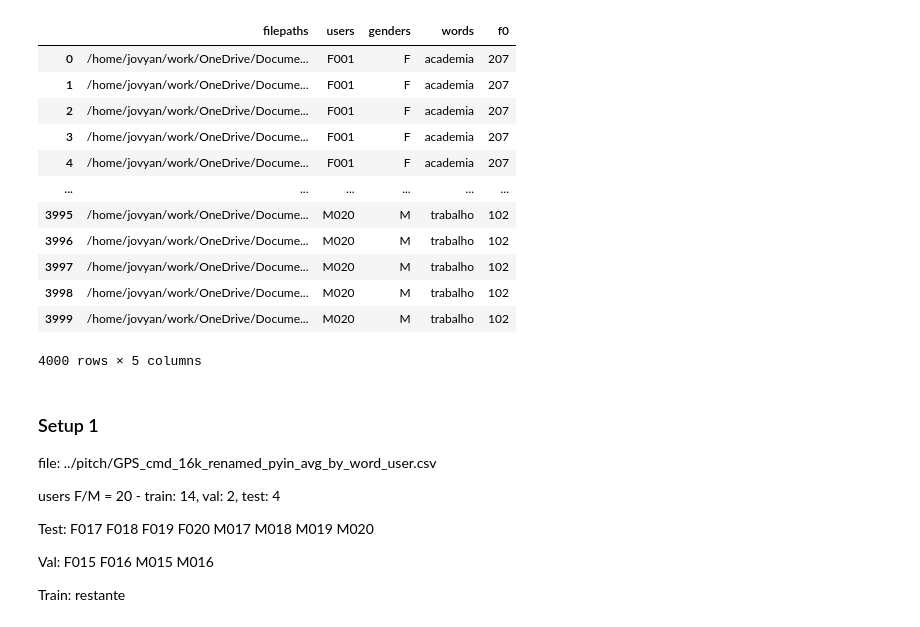
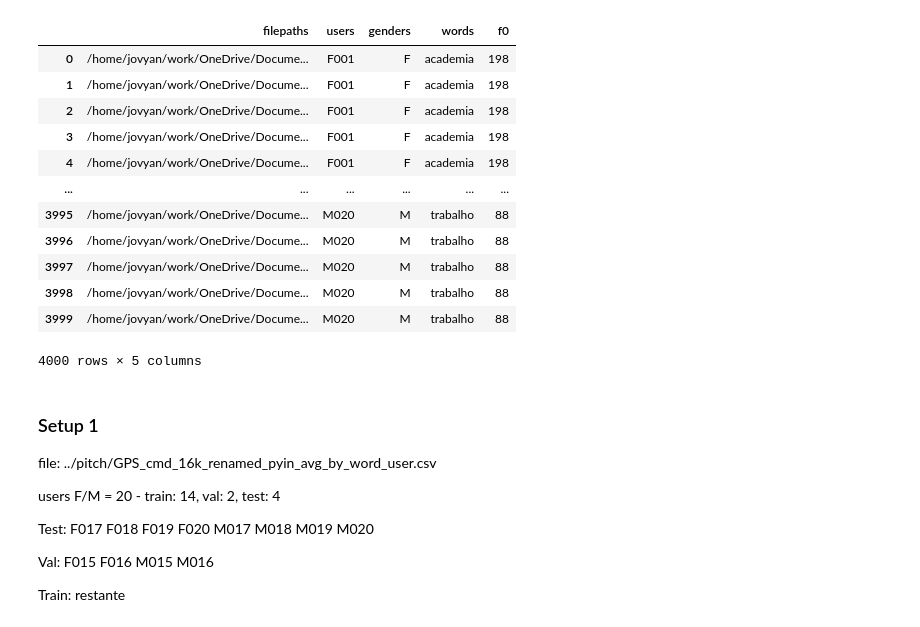
Before and after one commit to fernandasf/effect_pitch_classification, a Jupyter notebook: prepare_dataset/gen_lists_users.ipynb, the cells around one changed output. Drawn from its saved outputs; the diff is of its cells as text; code cells hidden in the pictures.

```diff
--- a/prepare_dataset/gen_lists_users.ipynb
+++ b/prepare_dataset/gen_lists_users.ipynb
@@ -1,22 +1,23 @@
 # %%
 import pandas as pd
 # %%
-path = "../pitch/GPS_cmd_16k_renamed_pyin_avg_by_word_user.csv"
+#path = "../pitch/GPS_cmd_16k_renamed_pyin_avg_by_word_user.csv"
+path = "../pitch/GPS_cmd_16k_renamed_jpynb_crepe_avg_by_word_user.csv"
 df = pd.read_csv(path)
 df
 # %% [output]
 |  | filepaths | users | genders | words | f0 |
-| 0 | /home/jovyan/work/OneDrive/Docume... | F001 | F | academia | 207 |
-| 1 | /home/jovyan/work/OneDrive/Docume... | F001 | F | academia | 207 |
-| 2 | /home/jovyan/work/OneDrive/Docume... | F001 | F | academia | 207 |
-| 3 | /home/jovyan/work/OneDrive/Docume... | F001 | F | academia | 207 |
-| 4 | /home/jovyan/work/OneDrive/Docume... | F001 | F | academia | 207 |
+| 0 | /home/jovyan/work/OneDrive/Docume... | F001 | F | academia | 198 |
+| 1 | /home/jovyan/work/OneDrive/Docume... | F001 | F | academia | 198 |
+| 2 | /home/jovyan/work/OneDrive/Docume... | F001 | F | academia | 198 |
+| 3 | /home/jovyan/work/OneDrive/Docume... | F001 | F | academia | 198 |
+| 4 | /home/jovyan/work/OneDrive/Docume... | F001 | F | academia | 198 |
 | ... | ... | ... | ... | ... | ... |
-| 3995 | /home/jovyan/work/OneDrive/Docume... | M020 | M | trabalho | 102 |
-| 3996 | /home/jovyan/work/OneDrive/Docume... | M020 | M | trabalho | 102 |
-| 3997 | /home/jovyan/work/OneDrive/Docume... | M020 | M | trabalho | 102 |
-| 3998 | /home/jovyan/work/OneDrive/Docume... | M020 | M | trabalho | 102 |
-| 3999 | /home/jovyan/work/OneDrive/Docume... | M020 | M | trabalho | 102 |
+| 3995 | /home/jovyan/work/OneDrive/Docume... | M020 | M | trabalho | 88 |
+| 3996 | /home/jovyan/work/OneDrive/Docume... | M020 | M | trabalho | 88 |
+| 3997 | /home/jovyan/work/OneDrive/Docume... | M020 | M | trabalho | 88 |
+| 3998 | /home/jovyan/work/OneDrive/Docume... | M020 | M | trabalho | 88 |
+| 3999 | /home/jovyan/work/OneDrive/Docume... | M020 | M | trabalho | 88 |
 4000 rows × 5 columns
 # %% [markdown]
 ### Setup 1
```
Also changed, not shown: parts of 3 cells of this notebook, 9 other files.
